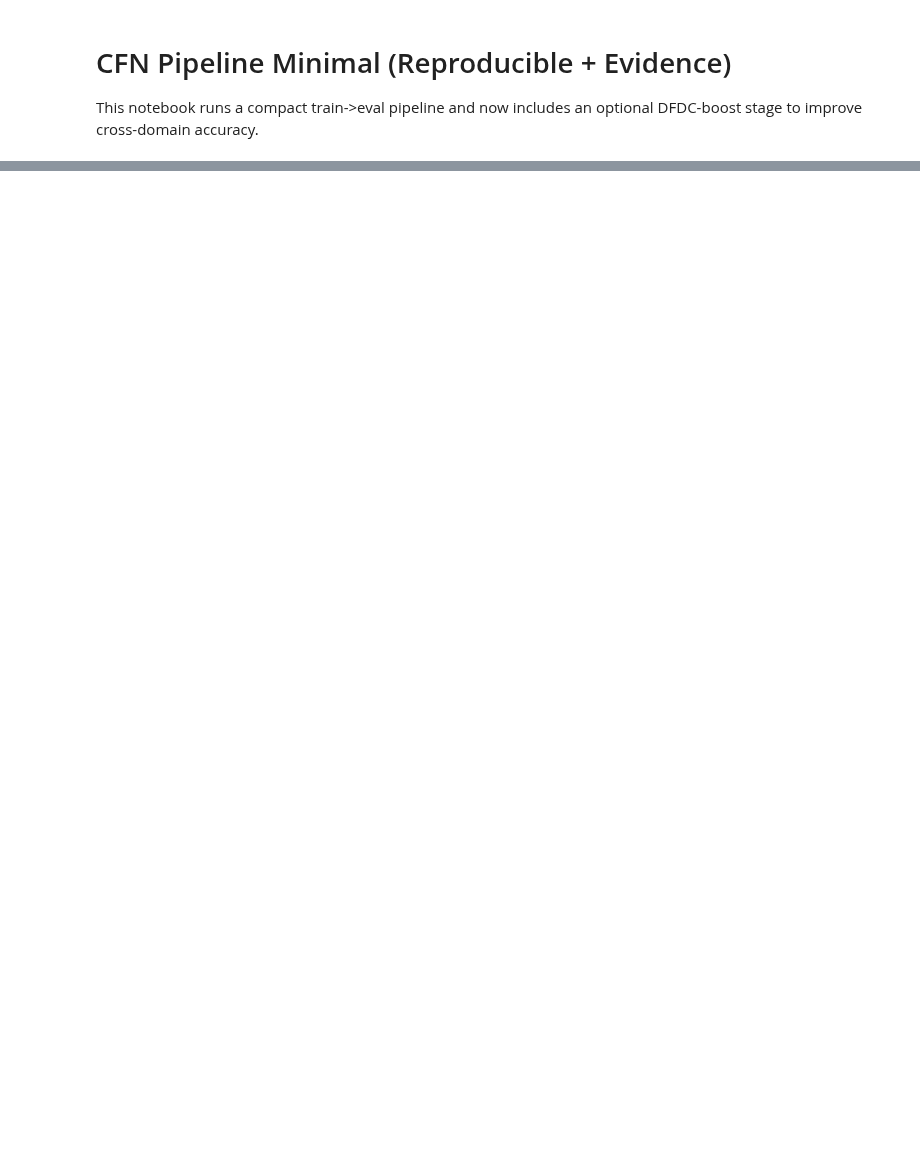
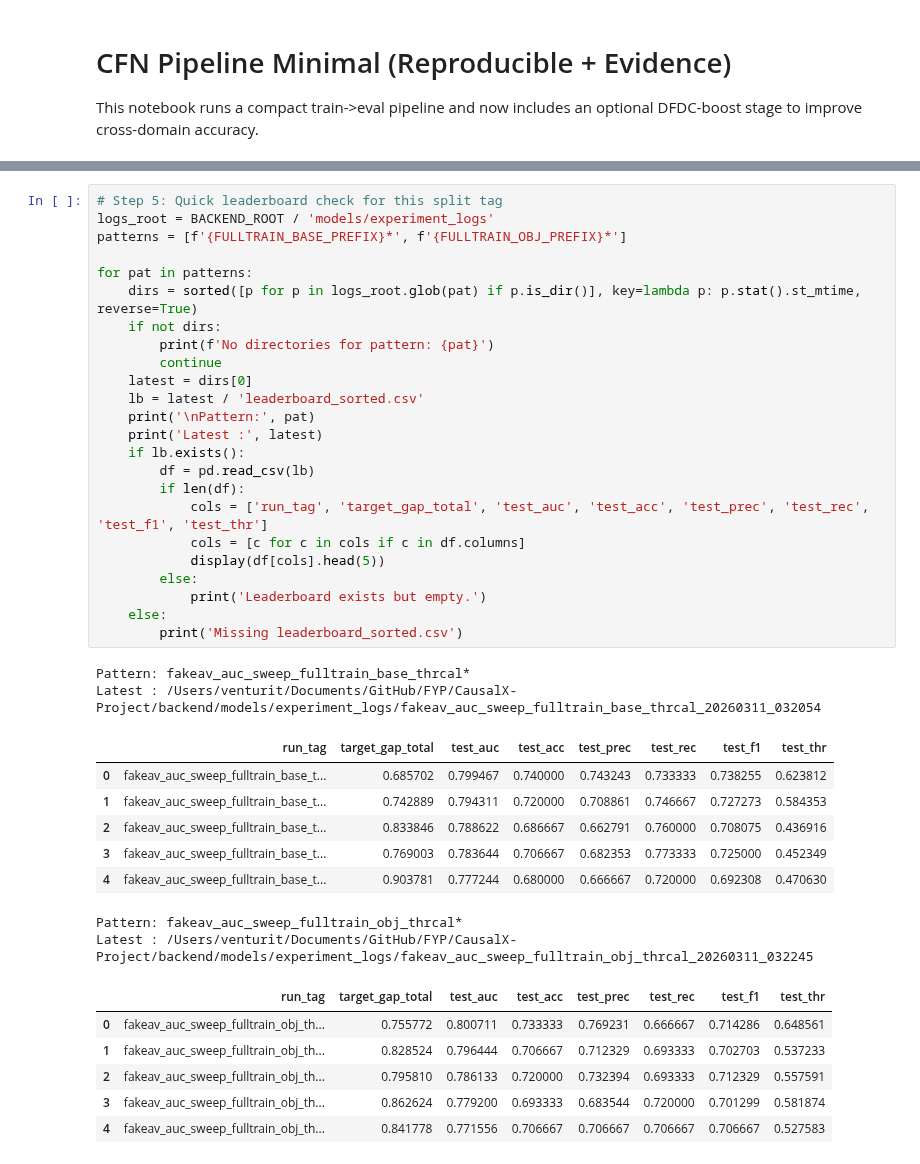
Before and after one commit to UmeshaSamarakoon/FYP, a Jupyter notebook: CausalX-Project/backend/notebooks/CFN_pipeline_min.ipynb, the cells around one changed output, grey strips where cells are left out. Saved outputs shown, nothing was run; the diff lists cells and outputs as text; blank space fills up the shorter version.

```diff
--- a/CausalX-Project/backend/notebooks/CFN_pipeline_min.ipynb
+++ b/CausalX-Project/backend/notebooks/CFN_pipeline_min.ipynb
@@ -250,0 +674,41 @@ print('CFN_CALIBRATOR_THRESH=', os.environ['CFN_CALIBRATOR_THRESH'])
+# %%
+# Step 5: Quick leaderboard check for this split tag
+logs_root = BACKEND_ROOT / 'models/experiment_logs'
+patterns = [f'{FULLTRAIN_BASE_PREFIX}*', f'{FULLTRAIN_OBJ_PREFIX}*']
+
+for pat in patterns:
+    dirs = sorted([p for p in logs_root.glob(pat) if p.is_dir()], key=lambda p: p.stat().st_mtime, reverse=True)
+    if not dirs:
+        print(f'No directories for pattern: {pat}')
+        continue
+    latest = dirs[0]
+    lb = latest / 'leaderboard_sorted.csv'
+    print('\nPattern:', pat)
+    print('Latest :', latest)
+    if lb.exists():
+        df = pd.read_csv(lb)
+        if len(df):
+            cols = ['run_tag', 'target_gap_total', 'test_auc', 'test_acc', 'test_prec', 'test_rec', 'test_f1', 'test_thr']
+            cols = [c for c in cols if c in df.columns]
+            display(df[cols].head(5))
+        else:
+            print('Leaderboard exists but empty.')
+    else:
+        print('Missing leaderboard_sorted.csv')
+# %% [output]
+Pattern: fakeav_auc_sweep_fulltrain_base_thrcal*
+Latest : /Users/venturit/Documents/GitHub/FYP/CausalX-Project/backend/models/experiment_logs/fakeav_auc_sweep_fulltrain_base_thrcal_20260311_032054
+|  | run_tag | target_gap_total | test_auc | test_acc | test_prec | test_rec | test_f1 | test_thr |
+| 0 | fakeav_auc_sweep_fulltrain_base_t... | 0.685702 | 0.799467 | 0.740000 | 0.743243 | 0.733333 | 0.738255 | 0.623812 |
+| 1 | fakeav_auc_sweep_fulltrain_base_t... | 0.742889 | 0.794311 | 0.720000 | 0.708861 | 0.746667 | 0.727273 | 0.584353 |
+| 2 | fakeav_auc_sweep_fulltrain_base_t... | 0.833846 | 0.788622 | 0.686667 | 0.662791 | 0.760000 | 0.708075 | 0.436916 |
+| 3 | fakeav_auc_sweep_fulltrain_base_t... | 0.769003 | 0.783644 | 0.706667 | 0.682353 | 0.773333 | 0.725000 | 0.452349 |
+| 4 | fakeav_auc_sweep_fulltrain_base_t... | 0.903781 | 0.777244 | 0.680000 | 0.666667 | 0.720000 | 0.692308 | 0.470630 |
+Pattern: fakeav_auc_sweep_fulltrain_obj_thrcal*
+Latest : /Users/venturit/Documents/GitHub/FYP/CausalX-Project/backend/models/experiment_logs/fakeav_auc_sweep_fulltrain_obj_thrcal_20260311_032245
+|  | run_tag | target_gap_total | test_auc | test_acc | test_prec | test_rec | test_f1 | test_thr |
+| 0 | fakeav_auc_sweep_fulltrain_obj_th... | 0.755772 | 0.800711 | 0.733333 | 0.769231 | 0.666667 | 0.714286 | 0.648561 |
+| 1 | fakeav_auc_sweep_fulltrain_obj_th... | 0.828524 | 0.796444 | 0.706667 | 0.712329 | 0.693333 | 0.702703 | 0.537233 |
+| 2 | fakeav_auc_sweep_fulltrain_obj_th... | 0.795810 | 0.786133 | 0.720000 | 0.732394 | 0.693333 | 0.712329 | 0.557591 |
+| 3 | fakeav_auc_sweep_fulltrain_obj_th... | 0.862624 | 0.779200 | 0.693333 | 0.683544 | 0.720000 | 0.701299 | 0.581874 |
+| 4 | fakeav_auc_sweep_fulltrain_obj_th... | 0.841778 | 0.771556 | 0.706667 | 0.706667 | 0.706667 | 0.706667 | 0.527583 |
```
Also changed, not shown: parts of 108 cells of this notebook, 8 other files.
